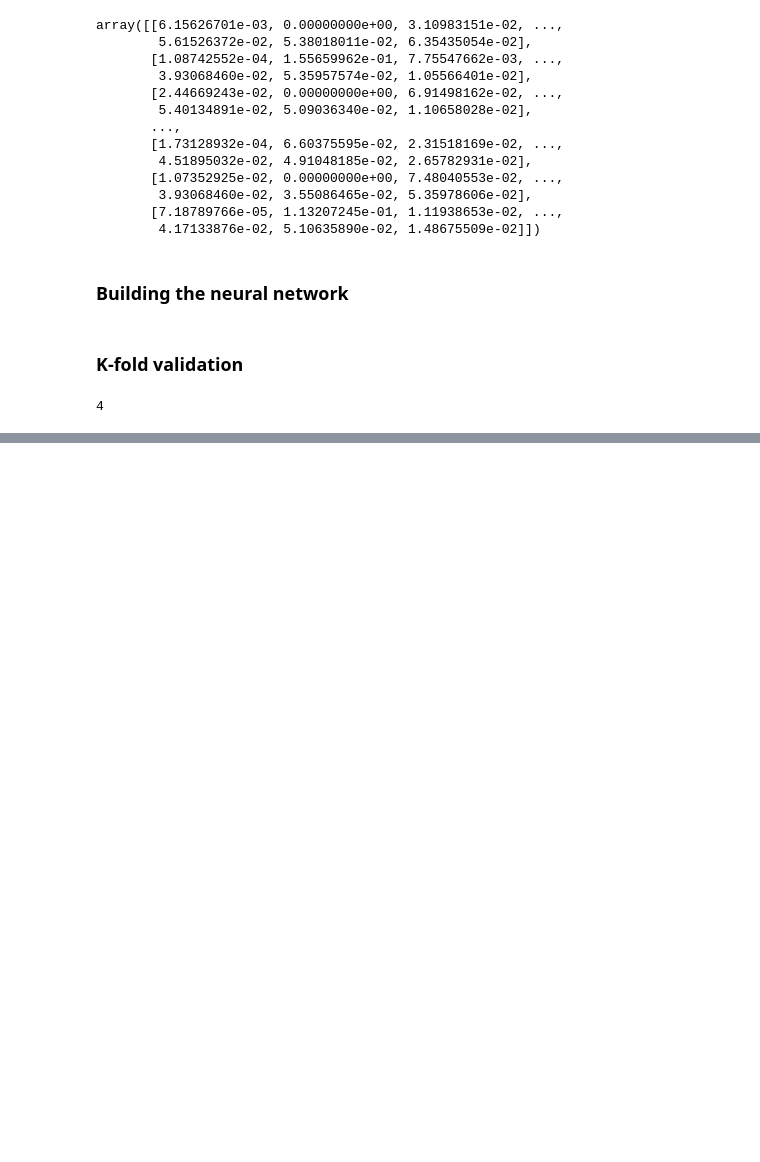
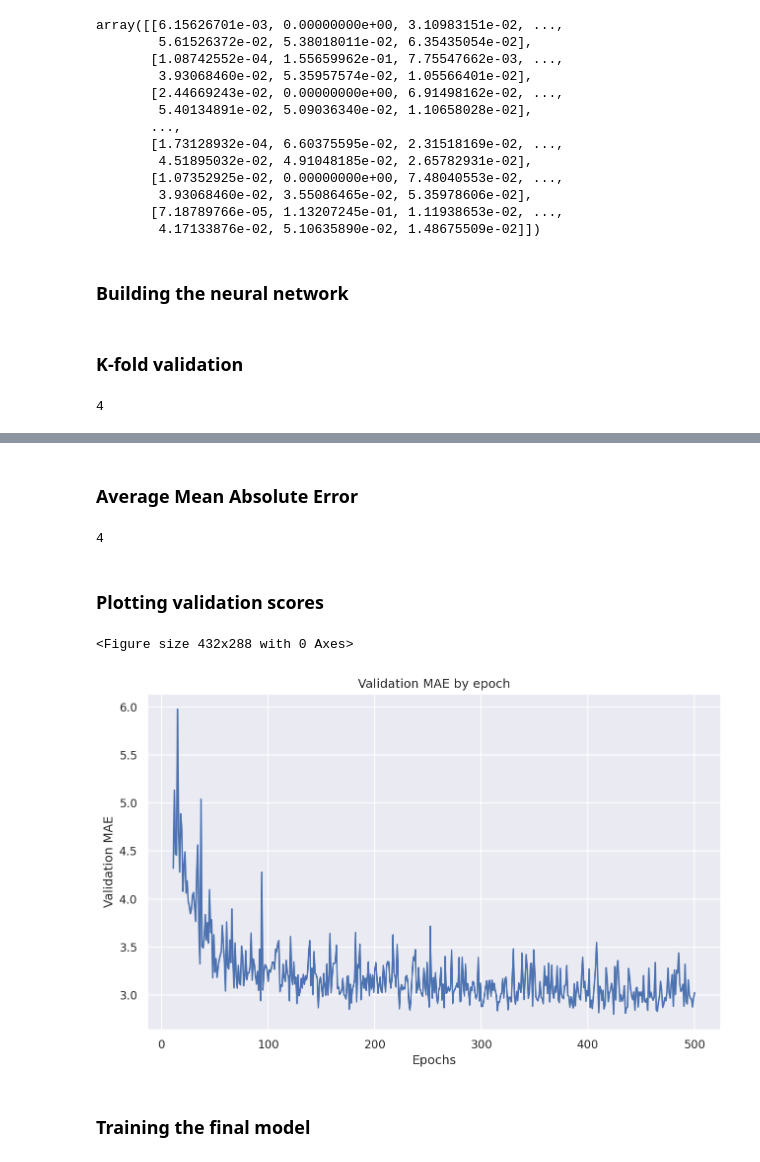
Before and after one commit to rcepedaraza/boston-housing-price, a Jupyter notebook: The Boston Housing Price dataset.ipynb, the cells around one changed output, grey strips where cells are left out. Drawn from its saved outputs; the diff is of its cells as text; code cells hidden in the pictures; blank space fills up the shorter version.

Commit message:
Training the final model'

```diff
--- a/The Boston Housing Price dataset.ipynb
+++ b/The Boston Housing Price dataset.ipynb
@@ -7,6 +7,12 @@ from tensorflow.keras import layers, models
 from sklearn.model_selection import KFold
 
 import numpy as np
+import matplotlib.pyplot as plt
+import seaborn as sns
+import matplotlib as mpl
+
+sns.set()
+mpl.rcParams['figure.dpi'] = 150
 # %%
 (train_data, train_targets), (test_data, test_targets) = boston_housing.load_data()
 # %%
@@ -93,0 +110,25 @@ dict_keys(['loss', 'mae', 'val_loss', 'val_mae'])
+# %% [markdown]
+### Average Mean Absolute Error
+# %%
+len(all_scores)
+# %% [output]
+4
+# %%
+average_mae_error = [np.mean([x[i] for x in all_scores]) for i in range(EPOCHS)]
+# %% [markdown]
+### Plotting validation scores
+# %%
+plt.clf()
+# %% [output]
+<Figure size 432x288 with 0 Axes>
+# %%
+plt.figure(figsize=(10,6))
+plt.plot(range(11, len(average_mae_error) + 1), average_mae_error[10:])
+plt.xlabel('Epochs')
+plt.ylabel('Validation MAE')
+plt.title('Validation MAE by epoch')
+plt.show()
+# %% [output]
+[figure, added]
+# %% [markdown]
+### Training the final model
```
Also changed, not shown: parts of 4 cells of this notebook.
